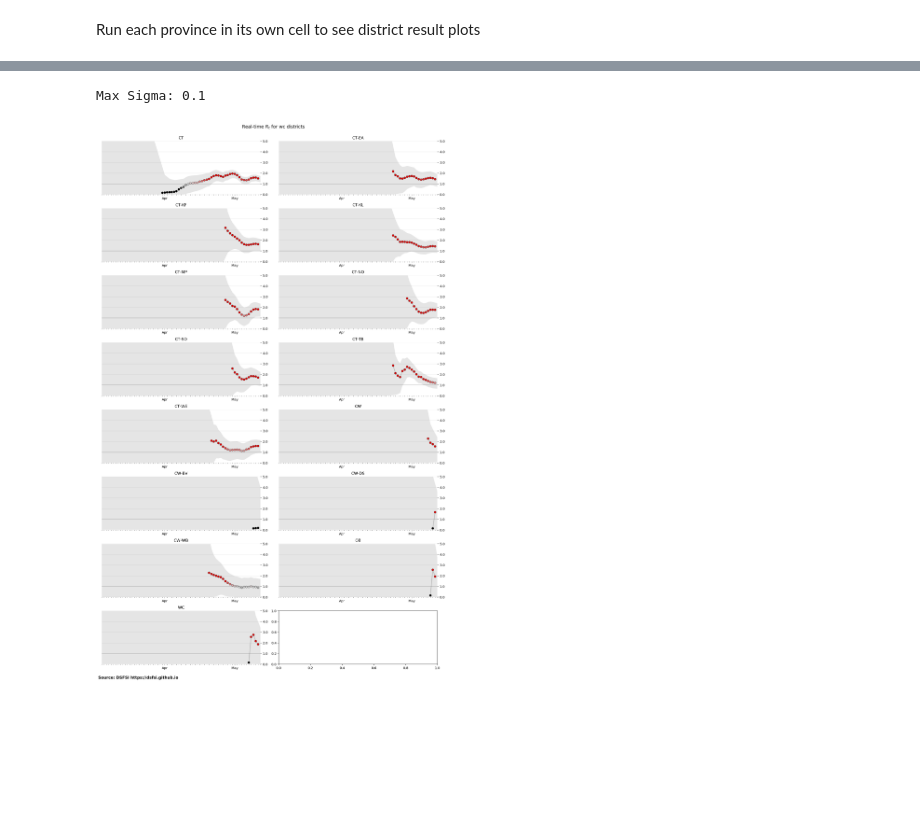
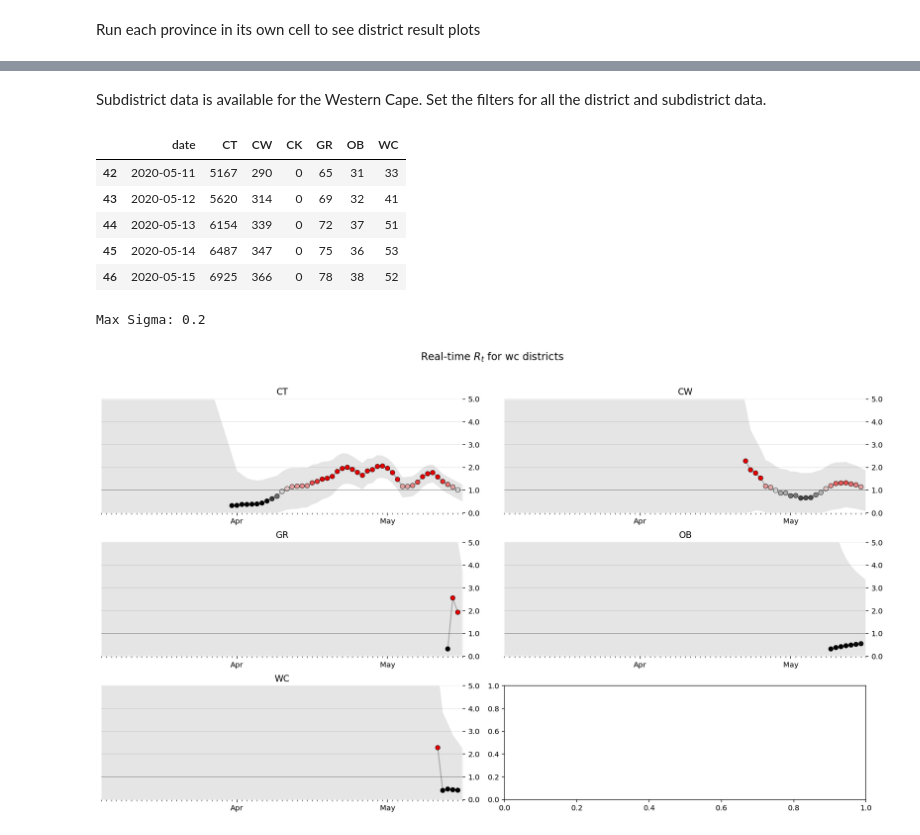
Before and after one commit to heerden/covid-19, a Jupyter notebook: notebooks/Realtime R0.ipynb, the cells around one changed output, grey strips where cells are left out. Saved outputs shown, nothing was run; the diff lists cells and outputs as text; code cells hidden in the pictures; blank space fills up the shorter version.

```diff
--- a/notebooks/Realtime R0.ipynb
+++ b/notebooks/Realtime R0.ipynb
@@ -331,7 +370,7 @@ def prepare_cases(cases, cutoff=25):
 
 cases = pd.Series(states[state_name].values,index=states['date'])
 
-original, smoothed = prepare_cases(cases, cutoff=25)
+original, smoothed = prepare_cases(cases, cutoff)
 
 original.plot(title=f"{state_name} New Cases per Day",
                c='k',
@@ -598,17 +633,18 @@ for state_name in states_to_process:
     # --> ZA prepare data
     # ZA: Rt is very small for some provinces
     cases = pd.Series(states[state_name].values,index=states['date'])
-    new, smoothed = prepare_cases(cases, cutoff=10)
     cut = 10
+    new, smoothed = prepare_cases(cases, cutoff=cut)
 
     # Rt for ZA is very small for some provinces
     # set threshold for smoothed data length at 3 to ensure posteriors can be calculated
     if len(smoothed) < 3:
-        new, smoothed = prepare_cases(cases, cutoff=5)
         cut = 5
+        new, smoothed = prepare_cases(cases, cutoff=cut)
+
         if len(smoothed) < 3:
-            new, smoothed = prepare_cases(cases, cutoff=2)
-            cut = 2
+            cut = 3
+            new, smoothed = prepare_cases(cases, cutoff=cut)
 
             ## ignore Rt further for slow growth provinces
             if len(smoothed) < 3:
@@ -820,6 +856,10 @@ fig, ax = plot_standings(show, title='Provinces Likely Not Under Control');
 ### Export Data to CSV
 
 Export results and commit back to the repo with the Github Action `.github/workflows/realtime_r0_action.yaml`. Do not make any changes in this section without checking the step in the Action.
+# %%
+# Change to True when running on your own local machine
+# NB, only checkin value as False!
+is_action = False
 # %%
 # Uncomment the following line if you'd like to export the data
 export_results = final_results[['ML', 'High_90', 'Low_90']]
@@ -1021,5 +1102,25 @@ Max Sigma: 0.05
+# %% [markdown]
+Subdistrict data is available for the Western Cape. Set the filters for all the district and subdistrict data.
+# %%
+districts_wp = ['date','CT','CW','CK','GR','OB','WC']
+districts_wp_ct = ['date','CT-WE','CT-SO','CT-NO','CT-TB','CT-EA','CT-KF','CT-MP','CT-KL']
+districts_wp_cw = ['date','CW-BV','CW-DS','CW-LB','CW-SB','CW-WB']
+districts_wp_ck = ['date','CK-BW','CK-LB','CK-PA']
+districts_wp_gr = ['date','GR-BT','GR-GE','GR-HQ','GR-KL','GR-KN','GR-MB','GR-OS']
+districts_wp_ob = ['date','OB-CA','OB-OS','OB-SD','OB-TK']
+districts_wp_wc = ['date','WC-BR','WC-CB','WC-MZ','WC-SB','WC-SL']
+# %%
+district_wp = states[districts_wp]
+district_wp.tail()
+# %% [output]
+|  | date | CT | CW | CK | GR | OB | WC |
+| 42 | 2020-05-11 | 5167 | 290 | 0 | 65 | 31 | 33 |
+| 43 | 2020-05-12 | 5620 | 314 | 0 | 69 | 32 | 41 |
+| 44 | 2020-05-13 | 6154 | 339 | 0 | 72 | 37 | 51 |
+| 45 | 2020-05-14 | 6487 | 347 | 0 | 75 | 36 | 53 |
+| 46 | 2020-05-15 | 6925 | 366 | 0 | 78 | 38 | 52 |
 # %%
-results_wc = calculate_district_rt('wc', crop=1, plotscale=0.95)
+results_wc = calculate_district_rt('wc', crop=1, plotscale=0.88, state_filter=districts_wp)
 # %% [output]
-Max Sigma: 0.1
+Max Sigma: 0.2
-[figure, old version]
+[figure, new version]
```
Also changed, not shown: parts of 36 cells of this notebook, 1 other file.
